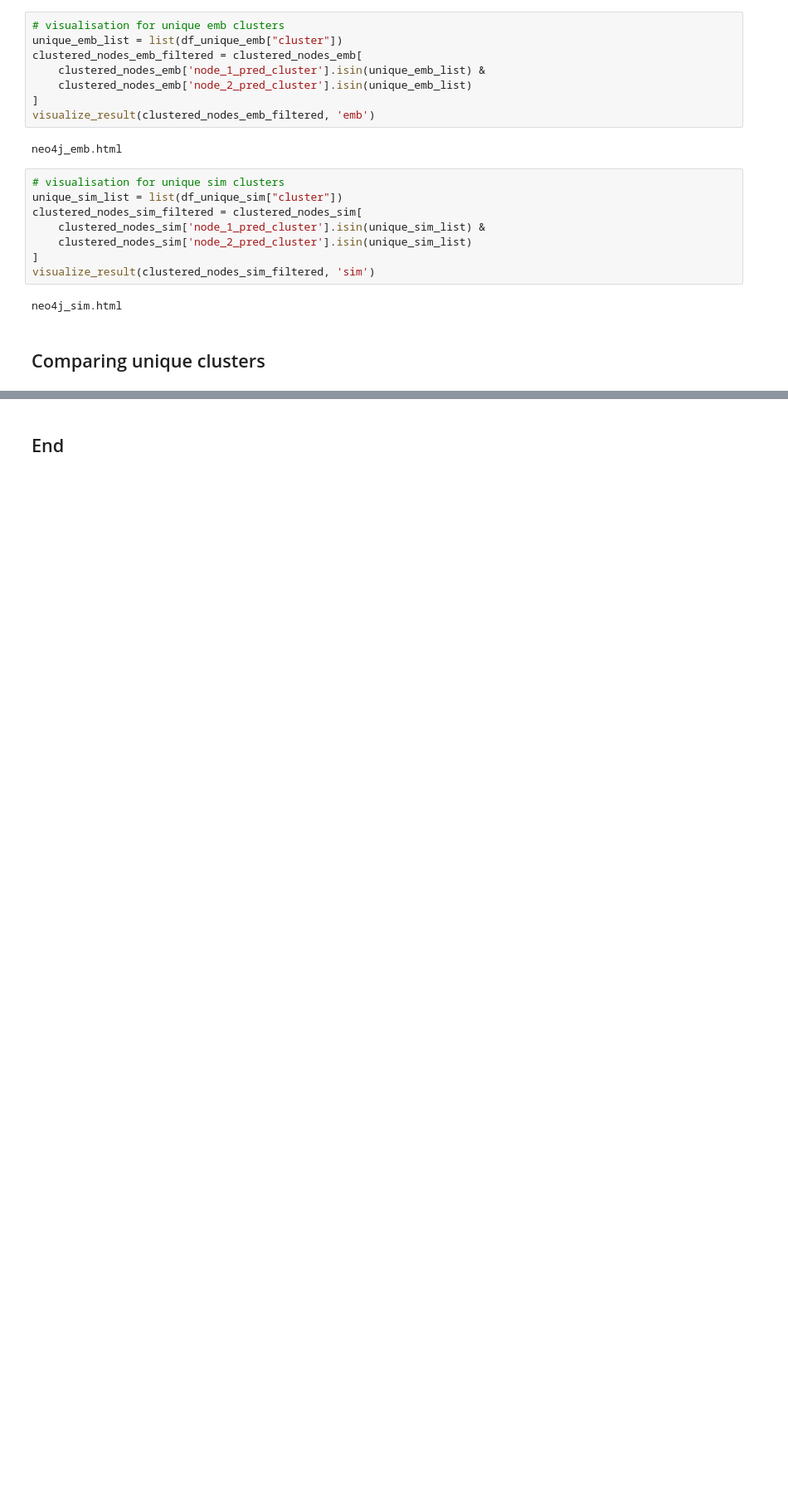
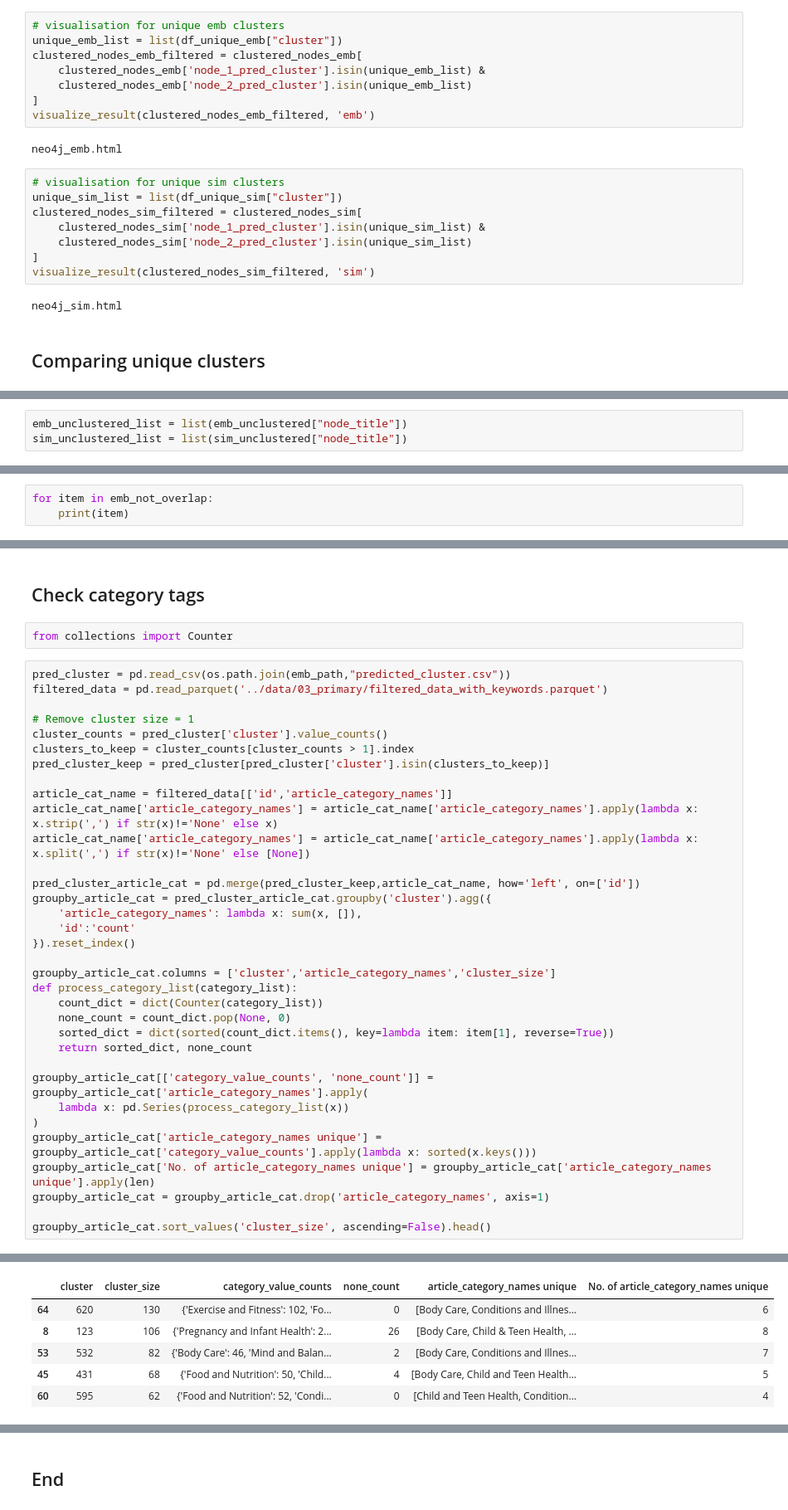
Before and after one commit to Synapxe-DNA/healthhub-content-optimization, a Jupyter notebook: content-optimization/notebooks/exp_evaluation.ipynb, the cells around one changed output, grey strips where cells are left out. Shown at 83% size. Cells and saved outputs as stored; diff of their text form; blank space fills up the shorter version.

```diff
--- a/content-optimization/notebooks/exp_evaluation.ipynb
+++ b/content-optimization/notebooks/exp_evaluation.ipynb
@@ -220,0 +396,3 @@ Unique articles in SIM cluster:
+# %%
+emb_unclustered_list = list(emb_unclustered["node_title"])
+sim_unclustered_list = list(sim_unclustered["node_title"])
@@ -220,0 +416,3 @@ Unique articles in SIM cluster:
+# %%
+for item in emb_not_overlap:
+    print(item)
@@ -220,0 +437,39 @@ Unique articles in SIM cluster:
+# %% [markdown]
+## Check category tags
+# %%
+from collections import Counter
+# %%
+pred_cluster = pd.read_csv(os.path.join(emb_path,"predicted_cluster.csv"))
+filtered_data = pd.read_parquet('../data/03_primary/filtered_data_with_keywords.parquet')
+
+# Remove cluster size = 1
+cluster_counts = pred_cluster['cluster'].value_counts()
+clusters_to_keep = cluster_counts[cluster_counts > 1].index
+pred_cluster_keep = pred_cluster[pred_cluster['cluster'].isin(clusters_to_keep)]
+
+article_cat_name = filtered_data[['id','article_category_names']]
+article_cat_name['article_category_names'] = article_cat_name['article_category_names'].apply(lambda x: x.strip(',') if str(x)!='None' else x)
+article_cat_name['article_category_names'] = article_cat_name['article_category_names'].apply(lambda x: x.split(',') if str(x)!='None' else [None])
+
+pred_cluster_article_cat = pd.merge(pred_cluster_keep,article_cat_name, how='left', on=['id'])
+groupby_article_cat = pred_cluster_article_cat.groupby('cluster').agg({
+    'article_category_names': lambda x: sum(x, []),
+    'id':'count'
+}).reset_index()
+
+groupby_article_cat.columns = ['cluster','article_category_names','cluster_size']
+def process_category_list(category_list):
+    count_dict = dict(Counter(category_list))
+    none_count = count_dict.pop(None, 0)
+    sorted_dict = dict(sorted(count_dict.items(), key=lambda item: item[1], reverse=True))
+    return sorted_dict, none_count
+
+groupby_article_cat[['category_value_counts', 'none_count']] = groupby_article_cat['article_category_names'].apply(
+    lambda x: pd.Series(process_category_list(x))
+)
+groupby_article_cat['article_category_names unique'] = groupby_article_cat['category_value_counts'].apply(lambda x: sorted(x.keys()))
+groupby_article_cat['No. of article_category_names unique'] = groupby_article_cat['article_category_names unique'].apply(len)
+groupby_article_cat = groupby_article_cat.drop('article_category_names', axis=1)
+
+groupby_article_cat.sort_values('cluster_size', ascending=False).head()
+# %% [output]
@@ -220,0 +486,6 @@ Unique articles in SIM cluster:
+|  | cluster | cluster_size | category_value_counts | none_count | article_category_names unique | No. of article_category_names unique |
+| 64 | 620 | 130 | {'Exercise and Fitness': 102, 'Fo... | 0 | [Body Care, Conditions and Illnes... | 6 |
+| 8 | 123 | 106 | {'Pregnancy and Infant Health': 2... | 26 | [Body Care, Child & Teen Health, ... | 8 |
+| 53 | 532 | 82 | {'Body Care': 46, 'Mind and Balan... | 2 | [Body Care, Conditions and Illnes... | 7 |
+| 45 | 431 | 68 | {'Food and Nutrition': 50, 'Child... | 4 | [Body Care, Child and Teen Health... | 5 |
+| 60 | 595 | 62 | {'Food and Nutrition': 52, 'Condi... | 0 | [Child and Teen Health, Condition... | 4 |
```
Also changed, not shown: parts of 22 cells of this notebook, 1 other file.
